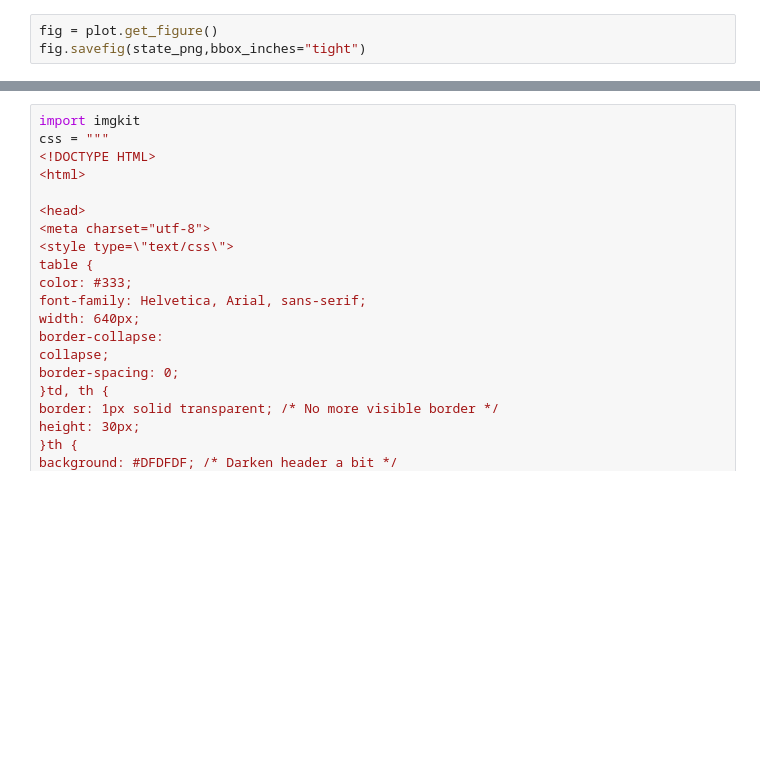
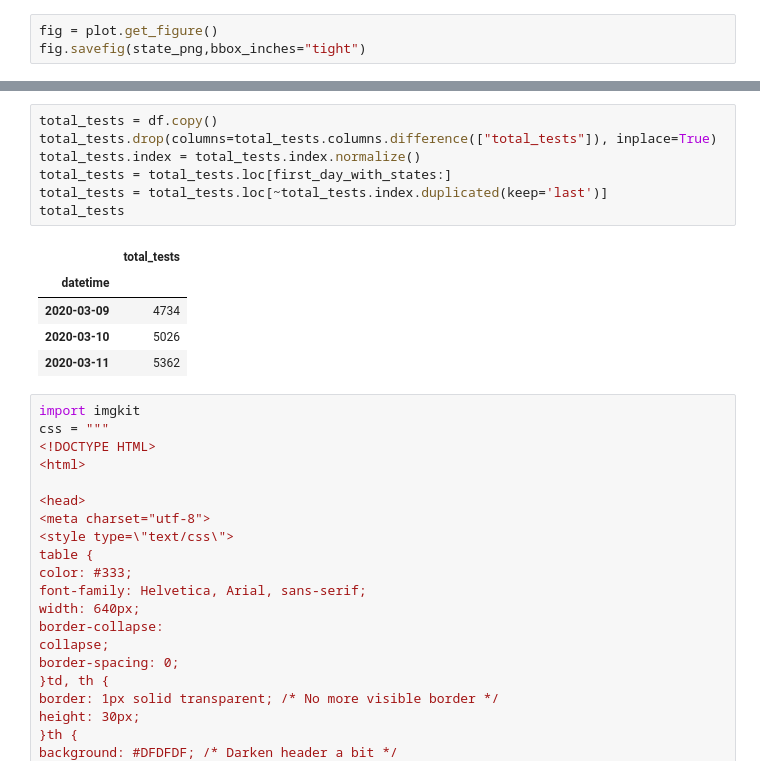
Before and after one commit to danielw2904/Austria-COVID-19, a Jupyter notebook: Austria.ipynb, the cells around one changed output, grey strips where cells are left out. Saved outputs shown, nothing was run; the diff lists cells and outputs as text; blank space fills up the shorter version.

```diff
--- a/Austria.ipynb
+++ b/Austria.ipynb
@@ -90,4 +89,17 @@ total_cases
 | 2020-03-11 | 246 |
+# %%
+total_tests = df.copy()
+total_tests.drop(columns=total_tests.columns.difference(["total_tests"]), inplace=True)
+total_tests.index = total_tests.index.normalize()
+total_tests = total_tests.loc[first_day_with_states:]
+total_tests = total_tests.loc[~total_tests.index.duplicated(keep='last')]
+total_tests
+# %% [output]
+|  | total_tests |
+| datetime |  |
+| 2020-03-09 | 4734 |
+| 2020-03-10 | 5026 |
+| 2020-03-11 | 5362 |
 # %%
 import imgkit
 css = """
```
Also changed, not shown: parts of 3 cells of this notebook, 7 other files.
